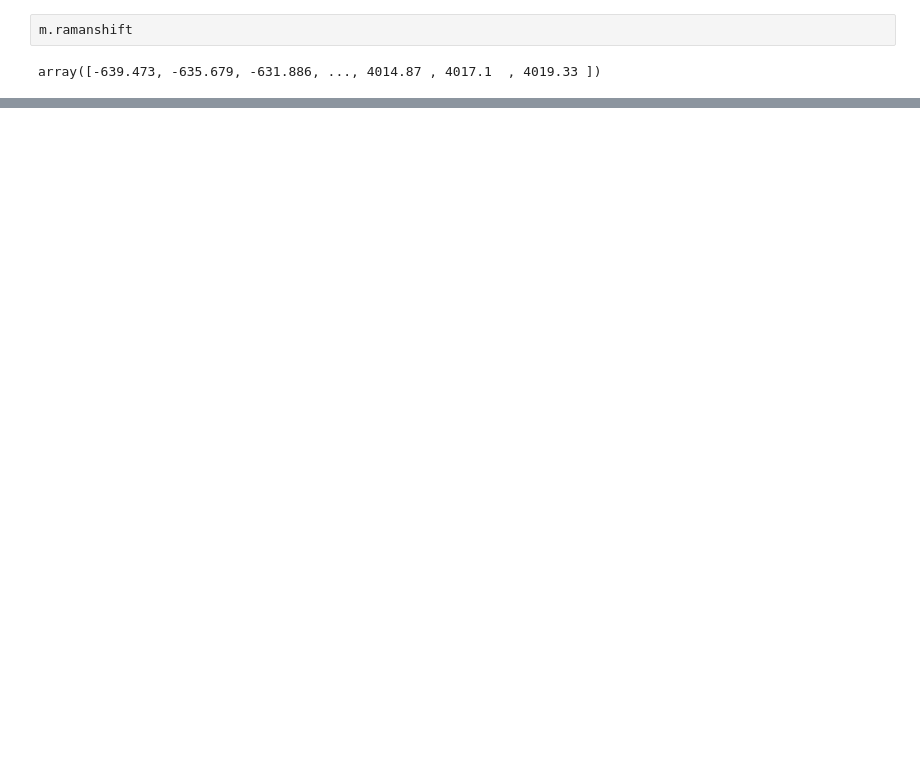
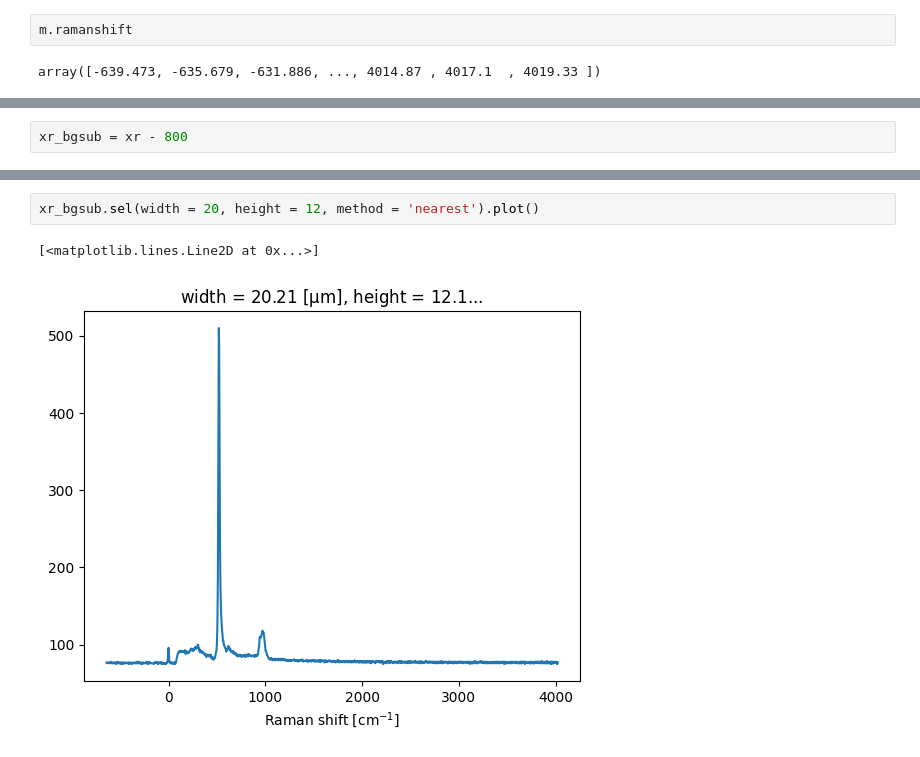
Before and after one commit to zrbyte/ramantools, a Jupyter notebook: ramantools tutorial.ipynb, the cells around one changed output, grey strips where cells are left out. Saved outputs shown, nothing was run; the diff lists cells and outputs as text; blank space fills up the shorter version.

```diff
--- a/ramantools tutorial.ipynb
+++ b/ramantools tutorial.ipynb
@@ -68,0 +158,2 @@ array([-639.473, -635.679, -631.886, ..., 4014.87 , 4017.1  , 4019.33 ])
+# %%
+xr_bgsub = xr - 800
@@ -68,0 +182,5 @@ array([-639.473, -635.679, -631.886, ..., 4014.87 , 4017.1  , 4019.33 ])
+# %%
+xr_bgsub.sel(width = 20, height = 12, method = 'nearest').plot()
+# %% [output]
+[<matplotlib.lines.Line2D at 0x...>]
+[figure, added]
```
Also changed, not shown: parts of 26 cells of this notebook, 2 other files.
